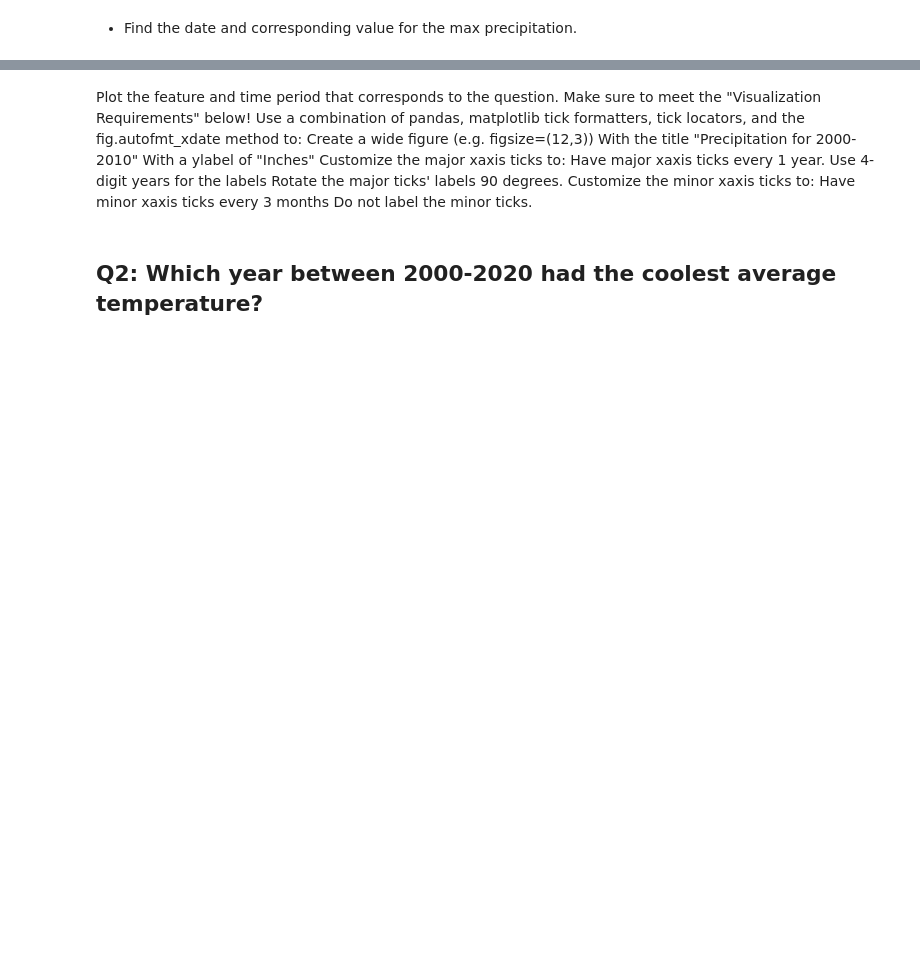
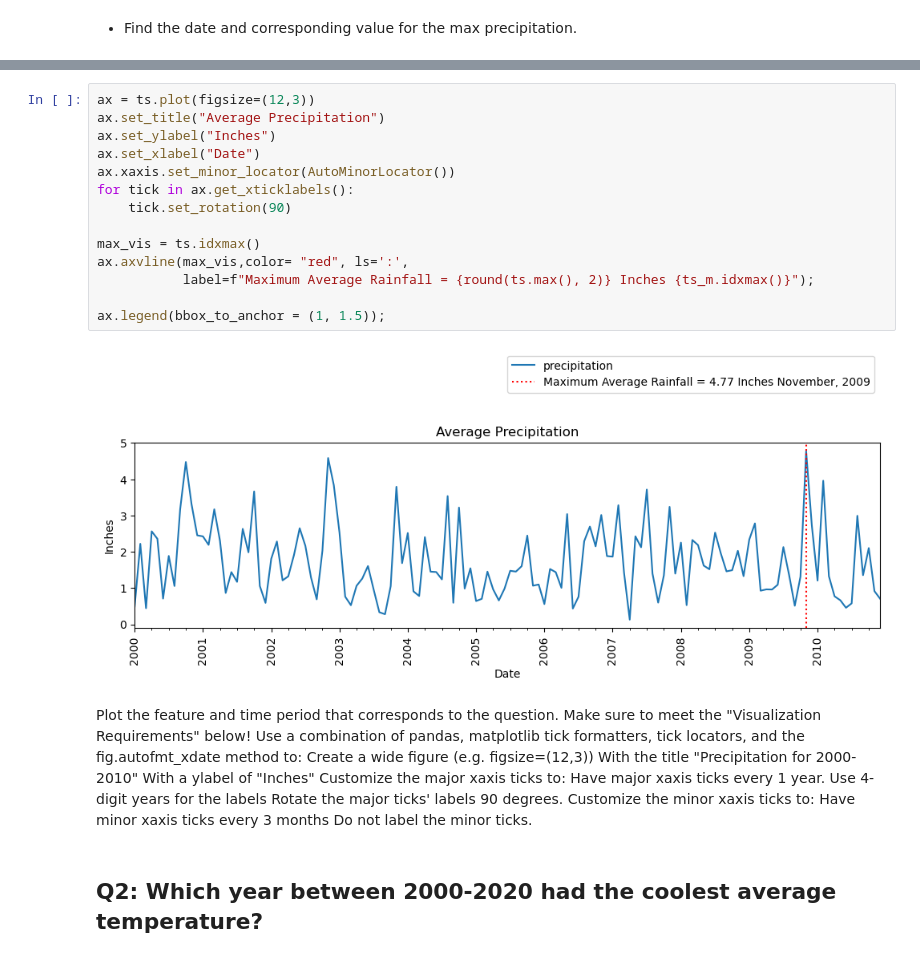
Before and after one commit to elleniayele/preparing-time-series, a Jupyter notebook: Untitled (4).ipynb, the cells around one changed output, grey strips where cells are left out. Saved outputs shown, nothing was run; the diff lists cells and outputs as text; blank space fills up the shorter version.

```diff
--- a/Untitled (4).ipynb
+++ b/Untitled (4).ipynb
@@ -329,3 +346,19 @@ most_precipitation_date
+# %%
+ax = ts.plot(figsize=(12,3))
+ax.set_title("Average Precipitation")
+ax.set_ylabel("Inches")
+ax.set_xlabel("Date")
+ax.xaxis.set_minor_locator(AutoMinorLocator())
+for tick in ax.get_xticklabels():
+    tick.set_rotation(90)
+
+max_vis = ts.idxmax()
+ax.axvline(max_vis,color= "red", ls=':',
+           label=f"Maximum Average Rainfall = {round(ts.max(), 2)} Inches {ts_m.idxmax()}");
+
+ax.legend(bbox_to_anchor = (1, 1.5));
+# %% [output]
+[figure, added]
 # %% [markdown]
 Plot the feature and time period that corresponds to the question.
 Make sure to meet the "Visualization Requirements" below!
```
Also changed, not shown: parts of 27 cells of this notebook.
